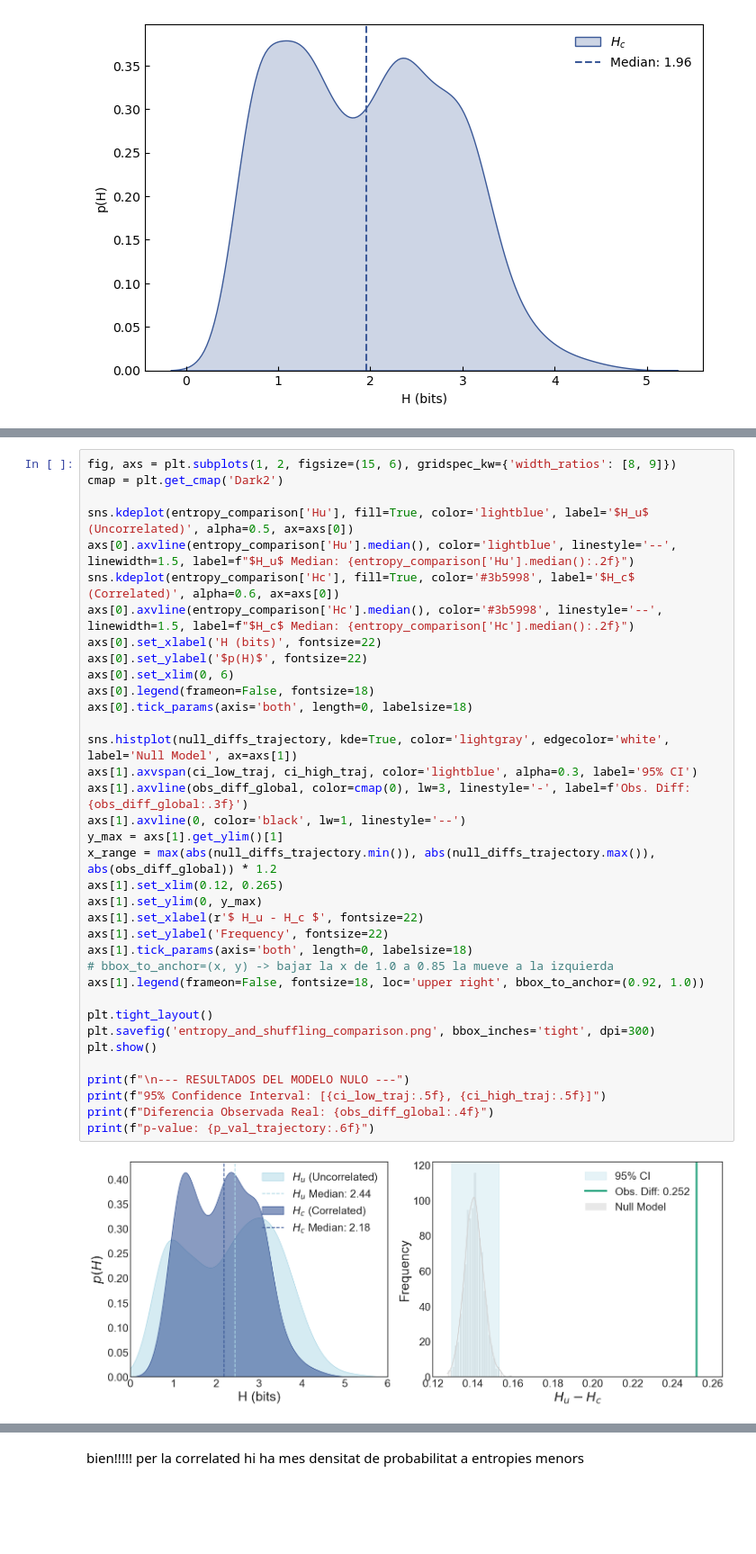
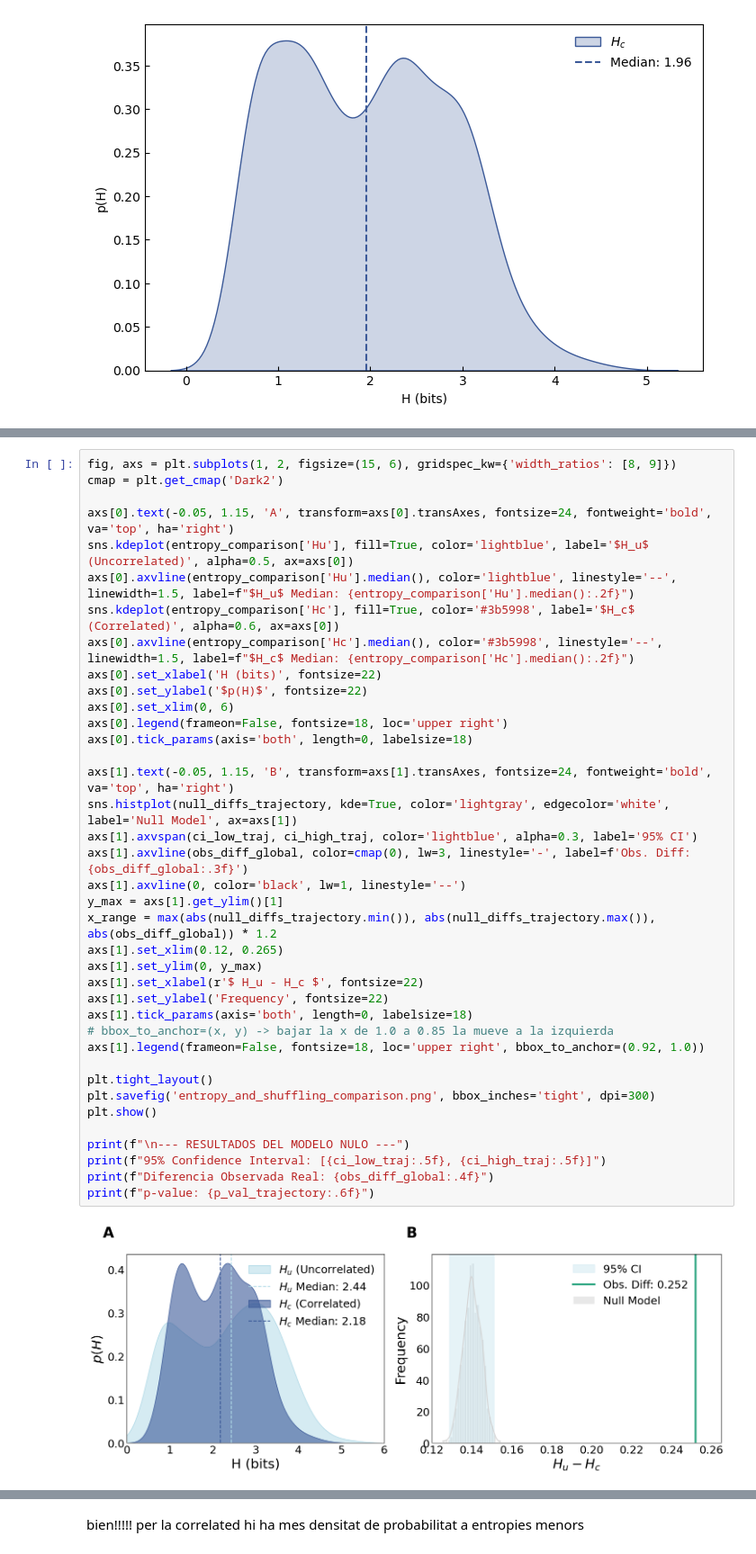
Before and after one commit to annaszymanskicortes/MScThesis_mobilityanalysis, a Jupyter notebook: data china.ipynb, the cells around one changed output, grey strips where cells are left out. Shown at 90% size. Drawn from its saved outputs; the diff is of its cells as text; blank space fills up the shorter version.

```diff
--- a/data china.ipynb
+++ b/data china.ipynb
@@ -605,38 +436,40 @@ p-value: 0.000000
 fig, axs = plt.subplots(1, 2, figsize=(15, 6), gridspec_kw={'width_ratios': [8, 9]})
 cmap = plt.get_cmap('Dark2')
 
+axs[0].text(-0.05, 1.15, 'A', transform=axs[0].transAxes, fontsize=24, fontweight='bold', va='top', ha='right')
 sns.kdeplot(entropy_comparison['Hu'], fill=True, color='lightblue', label='$H_u$ (Uncorrelated)', alpha=0.5, ax=axs[0])
 axs[0].axvline(entropy_comparison['Hu'].median(), color='lightblue', linestyle='--', linewidth=1.5, label=f"$H_u$ Median: {entropy_comparison['Hu'].median():.2f}")
 sns.kdeplot(entropy_comparison['Hc'], fill=True, color='#3b5998', label='$H_c$ (Correlated)', alpha=0.6, ax=axs[0])
 axs[0].axvline(entropy_comparison['Hc'].median(), color='#3b5998', linestyle='--', linewidth=1.5, label=f"$H_c$ Median: {entropy_comparison['Hc'].median():.2f}")
 axs[0].set_xlabel('H (bits)', fontsize=22)
 axs[0].set_ylabel('$p(H)$', fontsize=22)
 axs[0].set_xlim(0, 6)
-axs[0].legend(frameon=False, fontsize=18)
+axs[0].legend(frameon=False, fontsize=18, loc='upper right')
 axs[0].tick_params(axis='both', length=0, labelsize=18)
 
+axs[1].text(-0.05, 1.15, 'B', transform=axs[1].transAxes, fontsize=24, fontweight='bold', va='top', ha='right')
 sns.histplot(null_diffs_trajectory, kde=True, color='lightgray', edgecolor='white', label='Null Model', ax=axs[1])
 axs[1].axvspan(ci_low_traj, ci_high_traj, color='lightblue', alpha=0.3, label='95% CI')
 axs[1].axvline(obs_diff_global, color=cmap(0), lw=3, linestyle='-', label=f'Obs. Diff: {obs_diff_global:.3f}')
 axs[1].axvline(0, color='black', lw=1, linestyle='--')
 y_max = axs[1].get_ylim()[1]
 x_range = max(abs(null_diffs_trajectory.min()), abs(null_diffs_trajectory.max()), abs(obs_diff_global)) * 1.2
 axs[1].set_xlim(0.12, 0.265)
 axs[1].set_ylim(0, y_max)
 axs[1].set_xlabel(r'$ H_u - H_c $', fontsize=22)
 axs[1].set_ylabel('Frequency', fontsize=22)
 axs[1].tick_params(axis='both', length=0, labelsize=18)
 # bbox_to_anchor=(x, y) -> bajar la x de 1.0 a 0.85 la mueve a la izquierda
 axs[1].legend(frameon=False, fontsize=18, loc='upper right', bbox_to_anchor=(0.92, 1.0))
 
 plt.tight_layout()
 plt.savefig('entropy_and_shuffling_comparison.png', bbox_inches='tight', dpi=300)
 plt.show()
 
 print(f"\n--- RESULTADOS DEL MODELO NULO ---")
 print(f"95% Confidence Interval: [{ci_low_traj:.5f}, {ci_high_traj:.5f}]")
 print(f"Diferencia Observada Real: {obs_diff_global:.4f}")
 print(f"p-value: {p_val_trajectory:.6f}")
 # %% [output]
-[figure, old version]
+[figure, new version]
 --- RESULTADOS DEL MODELO NULO ---
```
Also changed, not shown: parts of 37 cells of this notebook, 3 other files.
